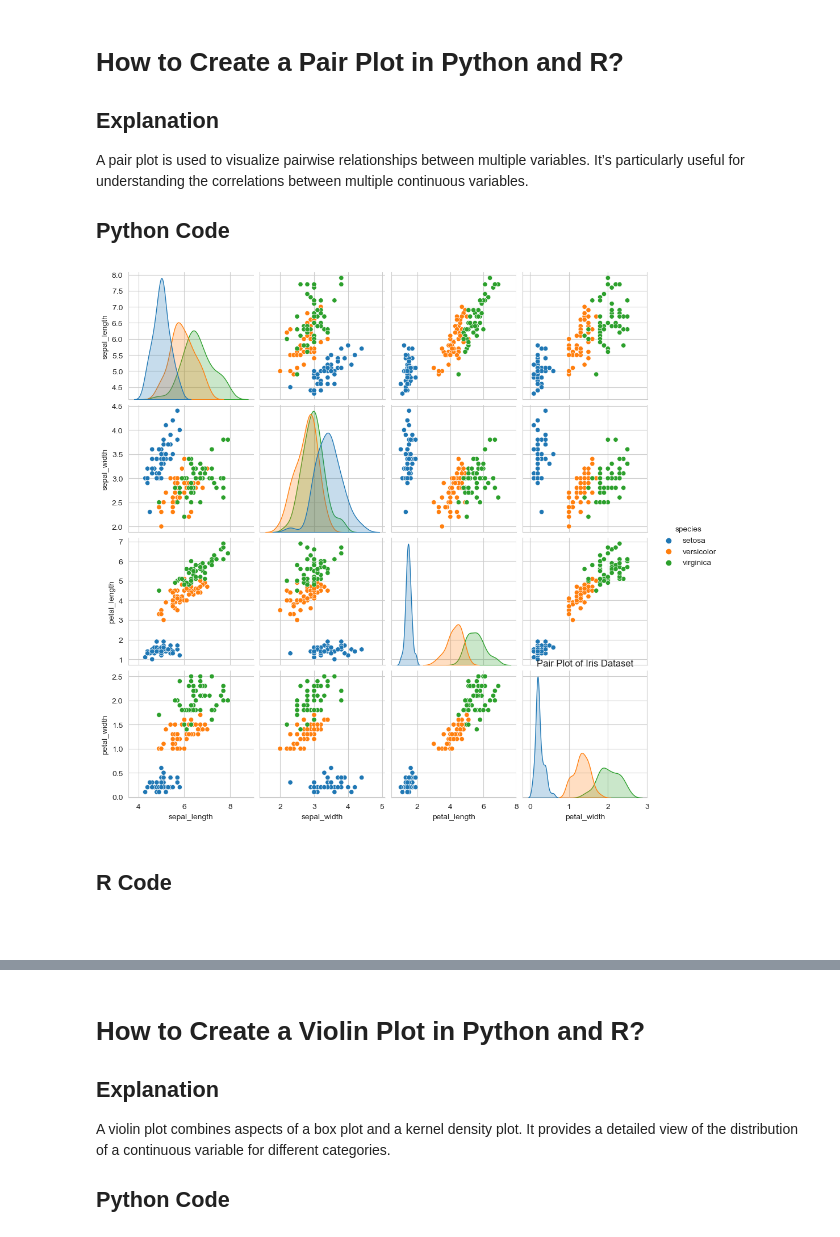
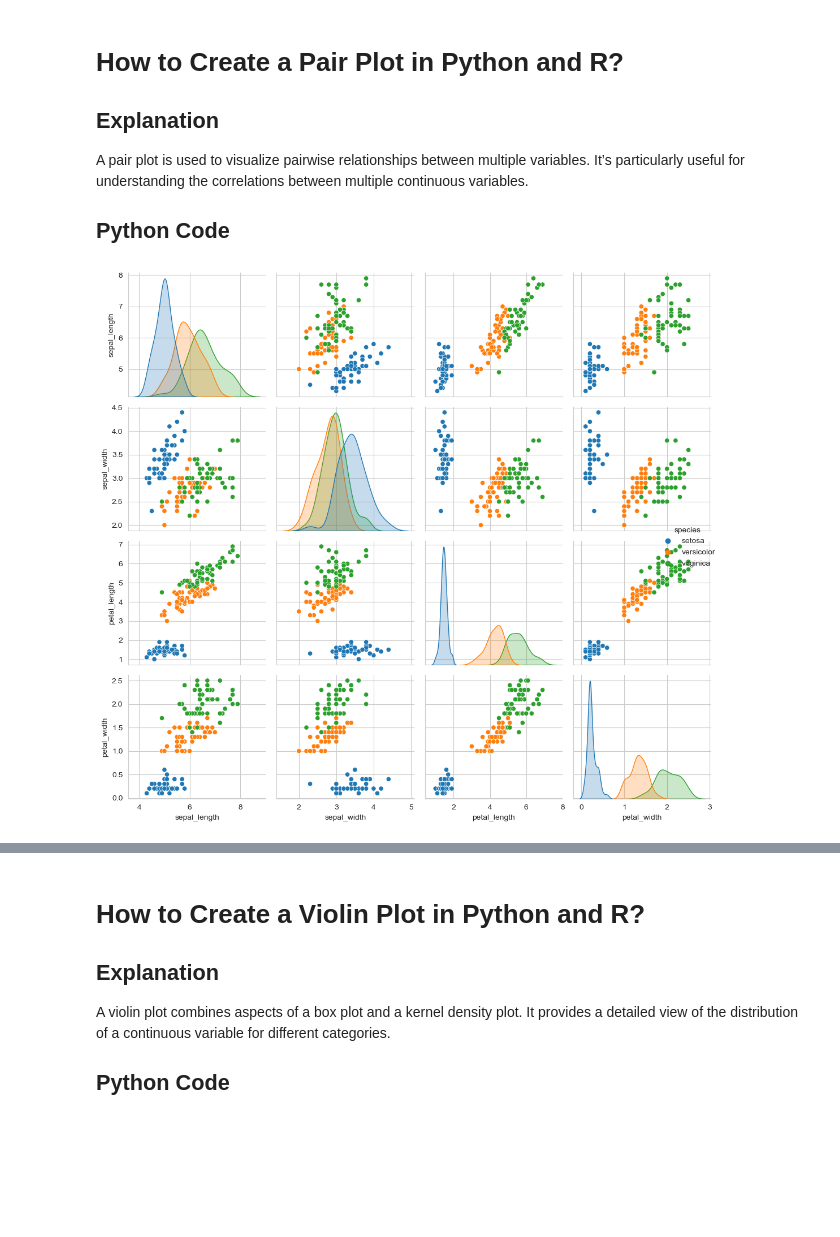
Before and after one commit to tmbuza/data-science-book, a Jupyter notebook: data-visualization.ipynb, the cells around one changed output, grey strips where cells are left out. Saved outputs shown, nothing was run; the diff lists cells and outputs as text; code cells hidden in the pictures; blank space fills up the shorter version.

````diff
--- a/data-visualization.ipynb
+++ b/data-visualization.ipynb
@@ -306,23 +304,24 @@ A pair plot is used to visualize pairwise relationships between multiple variabl
 
 ## Python Code
 # %%
-# Import libraries
+import seaborn as sns
 import pandas as pd
 import matplotlib.pyplot as plt
-import seaborn as sns
+import warnings  # Suppress warnings
 
-# Load the dataset
-df = pd.read_csv('data/iris.csv')
+# Hide warnings
+warnings.filterwarnings("ignore")
 
-# Create a pair plot
+# Load dataset from CSV
+df = pd.read_csv("data/iris.csv")
+
+# Exclude the target column and plot pairplot
 sns.pairplot(df, hue="species")
-plt.title("Pair Plot of Iris Dataset")
+
+# Adjust layout to prevent overlapping
+plt.tight_layout()
+
+# Show the plot
 plt.show()
 # %% [output]
-[figure, old version]
+[figure, new version]
-# %% [markdown]
-## R Code
-
-```{r}
-
-```
````
Also changed, not shown: parts of 4 cells of this notebook, 55 other files.
